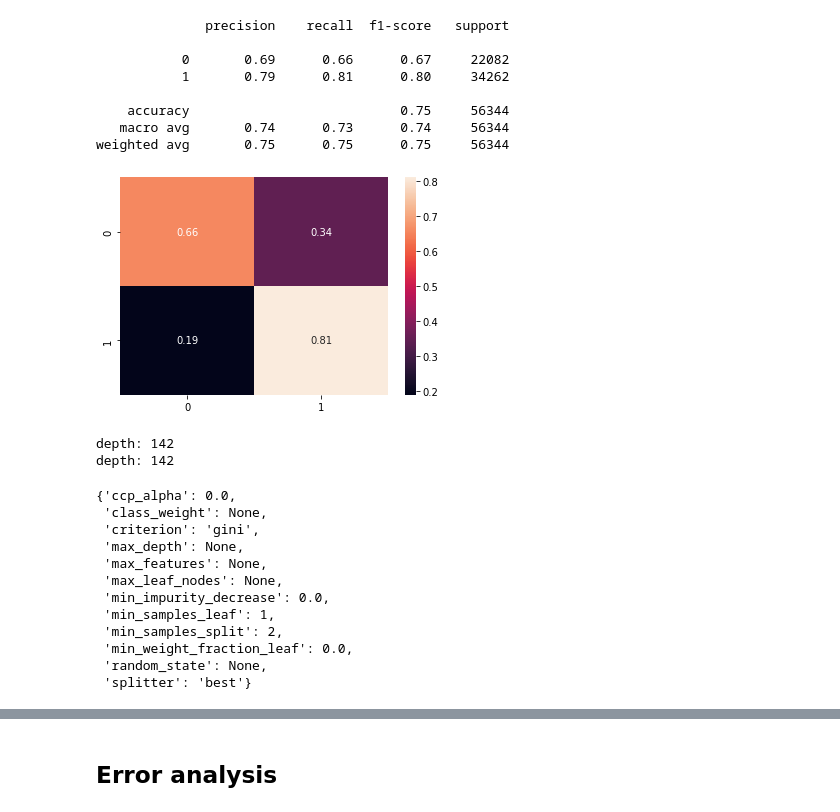
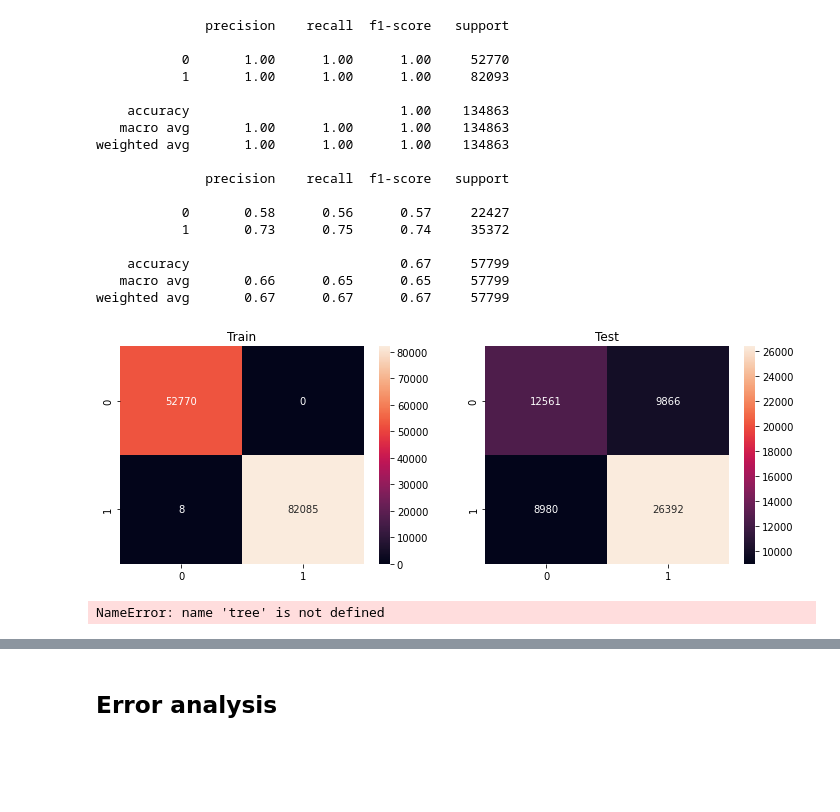
Before and after one commit to laurantirkh/kickstarter-ml, a Jupyter notebook: models_laurent.ipynb, the cells around one changed output, grey strips where cells are left out. Drawn from its saved outputs; the diff is of its cells as text; code cells hidden in the pictures; blank space fills up the shorter version.

Commit message:
Finalmodel laurent (#39)
* models update

* new

* final

Co-authored-by: Laurent Hartmann <laurenthartmann.03@gmail.com>

```diff
--- a/models_laurent.ipynb
+++ b/models_laurent.ipynb
@@ -46,49 +33,50 @@ X_train, X_test, y_train, y_test = train_test_split(X, y, random_state=42, test_
 def train(X_train, y_train, X_test, model):
     model.fit(X_train, y_train)
     y_pred = model.predict(X_test)
-    return y_pred
+    y_pred_train = model.predict(X_train)
+    return y_pred, y_pred_train
-# %%
-def evaluate(y_true, y_pred):
-    print(classification_report(y_true, y_pred))
-    cm = confusion_matrix(y_true, y_pred, normalize='true')
-    sns.heatmap(cm, annot=True)
+# %%
+def evaluate(y_true, y_pred, y_train, y_pred_train):
+    print(classification_report(y_train, y_pred_train))
+    print(classification_report(y_true, y_pred))
+    cm_test = confusion_matrix(y_true, y_pred, normalize=None)
+    cm_train = confusion_matrix(y_train, y_pred_train, normalize=None)
+    fig, (ax1, ax2) = plt.subplots(nrows=1, ncols=2, figsize=(12,4))
+    sns.heatmap(cm_train, annot=True, fmt='g', ax=ax1)
+    sns.heatmap(cm_test, annot=True, fmt='g', ax=ax2)
+    ax1.title.set_text('Train')
+    ax2.title.set_text('Test')
 # %%
 # train DecistionTree
 tree = DecisionTreeClassifier()
-y_pred_tree = train(X_train, y_train, X_test, tree)
+y_pred_tree, y_pred_tree_train = train(X_train, y_train, X_test, tree)
 # %%
 # evaluate tree
-evaluate(y_test, y_pred_tree)
+evaluate(y_test, y_pred_tree, y_train, y_pred_tree_train)
 # %% [output]
               precision    recall  f1-score   support
 
-           0       0.69      0.66      0.67     22082
-           1       0.79      0.81      0.80     34262
+           0       1.00      1.00      1.00     52770
+           1       1.00      1.00      1.00     82093
 
-    accuracy                           0.75     56344
-   macro avg       0.74      0.73      0.74     56344
-weighted avg       0.75      0.75      0.75     56344
+    accuracy                           1.00    134863
+   macro avg       1.00      1.00      1.00    134863
+weighted avg       1.00      1.00      1.00    134863
+
+              precision    recall  f1-score   support
+
+           0       0.58      0.56      0.57     22427
+           1       0.73      0.75      0.74     35372
+
+    accuracy                           0.67     57799
+   macro avg       0.66      0.65      0.65     57799
+weighted avg       0.67      0.67      0.67     57799
-[figure, old version]
+[figure, new version]
 # %%
 # get parameter
-print(f'depth: {tree.get_depth()}')
-print(f'depth: {tree.get_depth()}')
-tree.
+print(f'depth: {tree.get_params()}')
 # %% [output]
-depth: 142
-depth: 142
+NameError: name 'tree' is not defined
-{'ccp_alpha': 0.0,
- 'class_weight': None,
- 'criterion': 'gini',
- 'max_depth': None,
- 'max_features': None,
- 'max_leaf_nodes': None,
- 'min_impurity_decrease': 0.0,
- 'min_samples_leaf': 1,
- 'min_samples_split': 2,
- 'min_weight_fraction_leaf': 0.0,
- 'random_state': None,
- 'splitter': 'best'}
 # %%
 f1_score(y_test, y_pred_tree)
 # %% [output]
```
Also changed, not shown: parts of 44 cells of this notebook.
